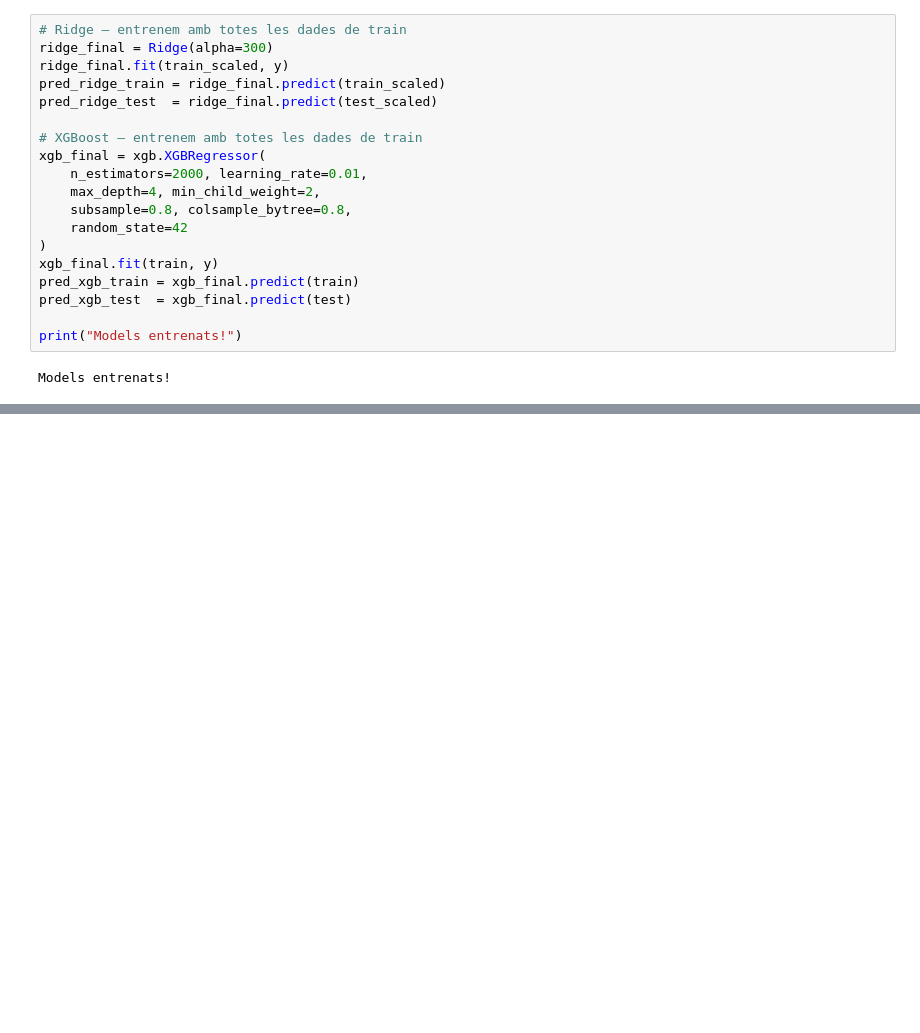
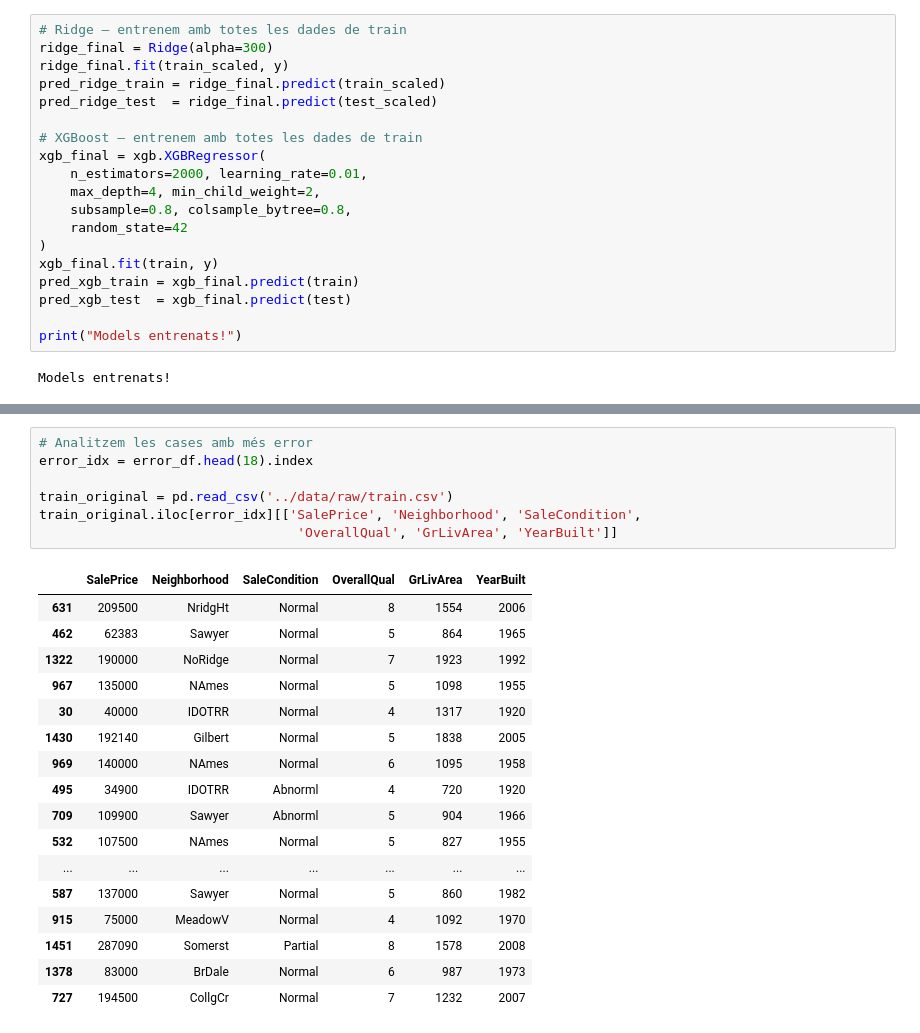
Before and after one commit to Carontsubs/kaggle-house-prices, a Jupyter notebook: notebooks/04_models.ipynb, the cells around one changed output, grey strips where cells are left out. Cells and saved outputs as stored; diff of their text form; blank space fills up the shorter version.

```diff
--- a/notebooks/04_models.ipynb
+++ b/notebooks/04_models.ipynb
@@ -233,0 +287,25 @@ Blend 3 models CV log-RMSE: 0.1109 ± 0.0079
+# %%
+# Analitzem les cases amb més error
+error_idx = error_df.head(18).index
+
+train_original = pd.read_csv('../data/raw/train.csv')
+train_original.iloc[error_idx][['SalePrice', 'Neighborhood', 'SaleCondition',
+                                 'OverallQual', 'GrLivArea', 'YearBuilt']]
+# %% [output]
+|  | SalePrice | Neighborhood | SaleCondition | OverallQual | GrLivArea | YearBuilt |
+| 631 | 209500 | NridgHt | Normal | 8 | 1554 | 2006 |
+| 462 | 62383 | Sawyer | Normal | 5 | 864 | 1965 |
+| 1322 | 190000 | NoRidge | Normal | 7 | 1923 | 1992 |
+| 967 | 135000 | NAmes | Normal | 5 | 1098 | 1955 |
+| 30 | 40000 | IDOTRR | Normal | 4 | 1317 | 1920 |
+| 1430 | 192140 | Gilbert | Normal | 5 | 1838 | 2005 |
+| 969 | 140000 | NAmes | Normal | 6 | 1095 | 1958 |
+| 495 | 34900 | IDOTRR | Abnorml | 4 | 720 | 1920 |
+| 709 | 109900 | Sawyer | Abnorml | 5 | 904 | 1966 |
+| 532 | 107500 | NAmes | Normal | 5 | 827 | 1955 |
+| ... | ... | ... | ... | ... | ... | ... |
+| 587 | 137000 | Sawyer | Normal | 5 | 860 | 1982 |
+| 915 | 75000 | MeadowV | Normal | 4 | 1092 | 1970 |
+| 1451 | 287090 | Somerst | Partial | 8 | 1578 | 2008 |
+| 1378 | 83000 | BrDale | Normal | 6 | 987 | 1973 |
+| 727 | 194500 | CollgCr | Normal | 7 | 1232 | 2007 |
```
Also changed, not shown: parts of 19 cells of this notebook, 3 other files.
